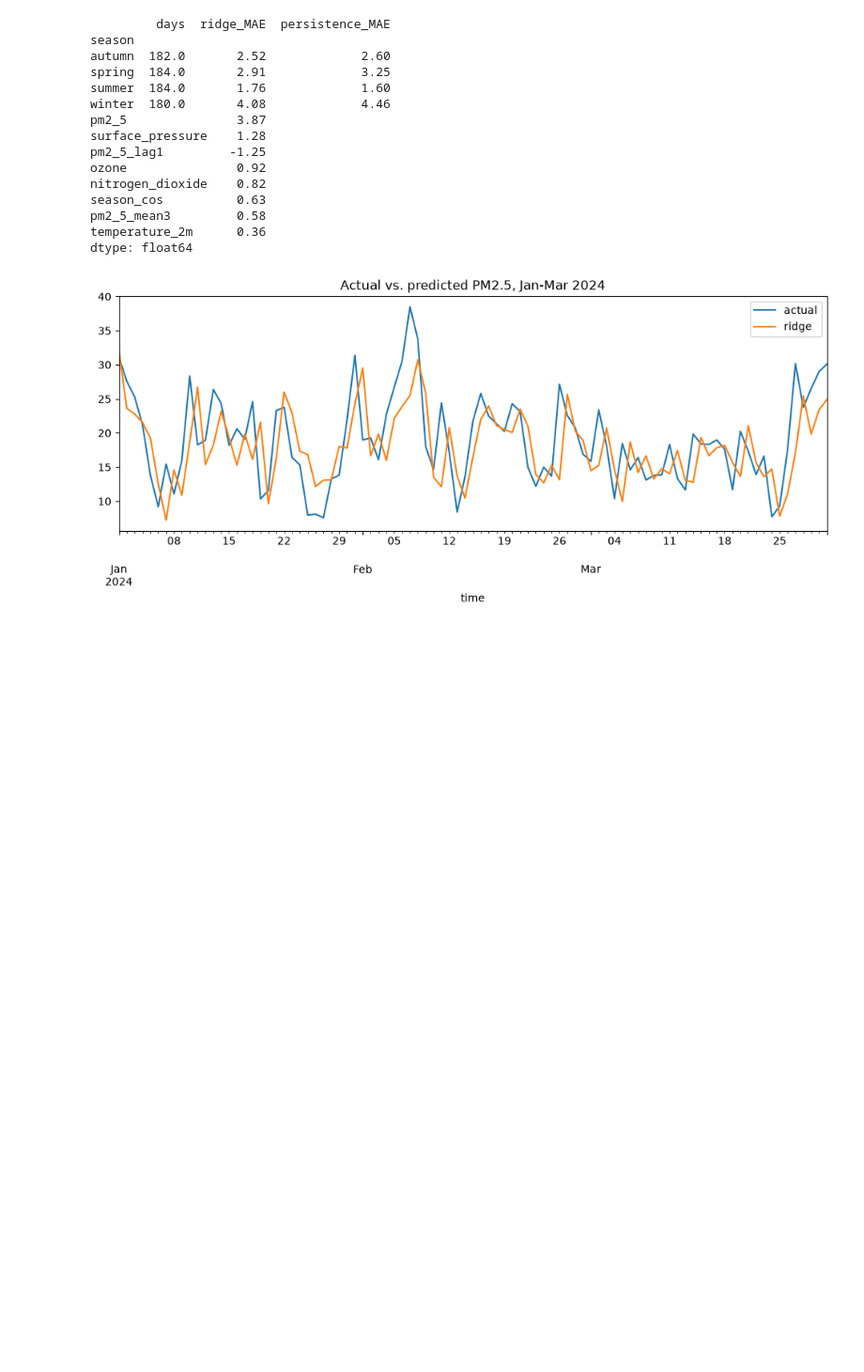
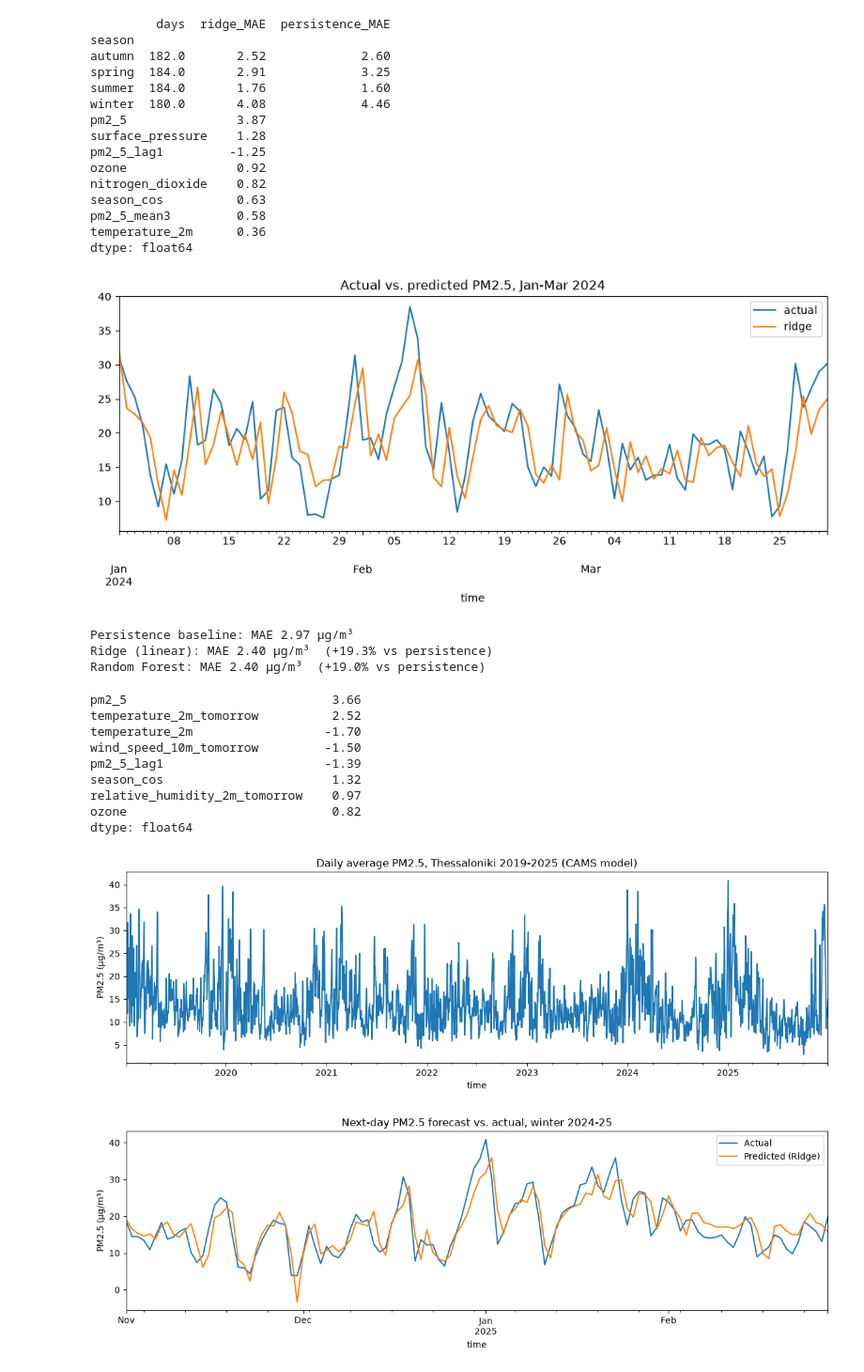
Before and after one commit to crountaris/thessaloniki-air-quality, a Jupyter notebook: notebooks/01_exploration.ipynb, the cells around one changed output. Shown at 94% size. Cells and saved outputs as stored; diff of their text form; code cells hidden in the pictures; blank space fills up the shorter version.

Commit message:
Add final coefficients and README charts

```diff
--- a/notebooks/01_exploration.ipynb
+++ b/notebooks/01_exploration.ipynb
@@ -252,3 +252,71 @@ pm2_5_mean3         0.58
 temperature_2m      0.36
 dtype: float64
 [figure]
+# %%
+weather_cols = ["temperature_2m", "relative_humidity_2m", "wind_speed_10m",
+                "surface_pressure", "precipitation", "wind_u", "wind_v"]
+
+daily2 = daily.copy()
+for c in weather_cols:
+    daily2[c + "_tomorrow"] = daily2[c].shift(-1)
+daily2 = daily2.dropna()
+
+feature_cols2 = [c for c in daily2.columns if c != target]
+train2 = daily2[daily2.index < "2024-01-01"]
+test2 = daily2[daily2.index >= "2024-01-01"]
+X_train2, y_train2 = train2[feature_cols2], train2[target]
+X_test2, y_test2 = test2[feature_cols2], test2[target]
+
+mae_persist2 = mean_absolute_error(y_test2, X_test2["pm2_5"])
+print(f"Persistence baseline: MAE {mae_persist2:.2f} µg/m³")
+
+results2 = {}
+for name in ["Ridge (linear)", "Random Forest"]:
+    model = models[name]
+    model.fit(X_train2, y_train2)
+    pred = model.predict(X_test2)
+    results2[name] = pred
+    mae = mean_absolute_error(y_test2, pred)
+    print(f"{name}: MAE {mae:.2f} µg/m³  ({100 * (1 - mae / mae_persist2):+.1f}% vs persistence)")
+# %% [output]
+Persistence baseline: MAE 2.97 µg/m³
+Ridge (linear): MAE 2.40 µg/m³  (+19.3% vs persistence)
+Random Forest: MAE 2.40 µg/m³  (+19.0% vs persistence)
+# %%
+from pathlib import Path
+Path("../figures").mkdir(exist_ok=True)
+
+# Top features of the final Ridge model
+coefs2 = pd.Series(models["Ridge (linear)"][-1].coef_, index=feature_cols2)
+print(coefs2.sort_values(key=abs, ascending=False).head(8).round(2))
+
+# Chart 1: daily PM2.5 over 7 years
+fig, ax = plt.subplots(figsize=(12, 4))
+daily["pm2_5"].plot(ax=ax)
+ax.set_title("Daily average PM2.5, Thessaloniki 2019-2025 (CAMS model)")
+ax.set_ylabel("PM2.5 (µg/m³)")
+fig.tight_layout()
+fig.savefig("../figures/pm25_timeseries.png", dpi=120)
+plt.show()
+
+# Chart 2: actual vs. predicted, winter 2024-25
+plot_df = pd.DataFrame({"Actual": y_test2, "Predicted (Ridge)": results2["Ridge (linear)"]}, index=y_test2.index)
+fig, ax = plt.subplots(figsize=(12, 4))
+plot_df.loc["2024-11":"2025-02"].plot(ax=ax)
+ax.set_title("Next-day PM2.5 forecast vs. actual, winter 2024-25")
+ax.set_ylabel("PM2.5 (µg/m³)")
+fig.tight_layout()
+fig.savefig("../figures/forecast_winter.png", dpi=120)
+plt.show()
+# %% [output]
+pm2_5                            3.66
+temperature_2m_tomorrow          2.52
+temperature_2m                  -1.70
+wind_speed_10m_tomorrow         -1.50
+pm2_5_lag1                      -1.39
+season_cos                       1.32
+relative_humidity_2m_tomorrow    0.97
+ozone                            0.82
+dtype: float64
+[figure, added]
+[figure, added]
```
Also changed, not shown: 2 other files.
